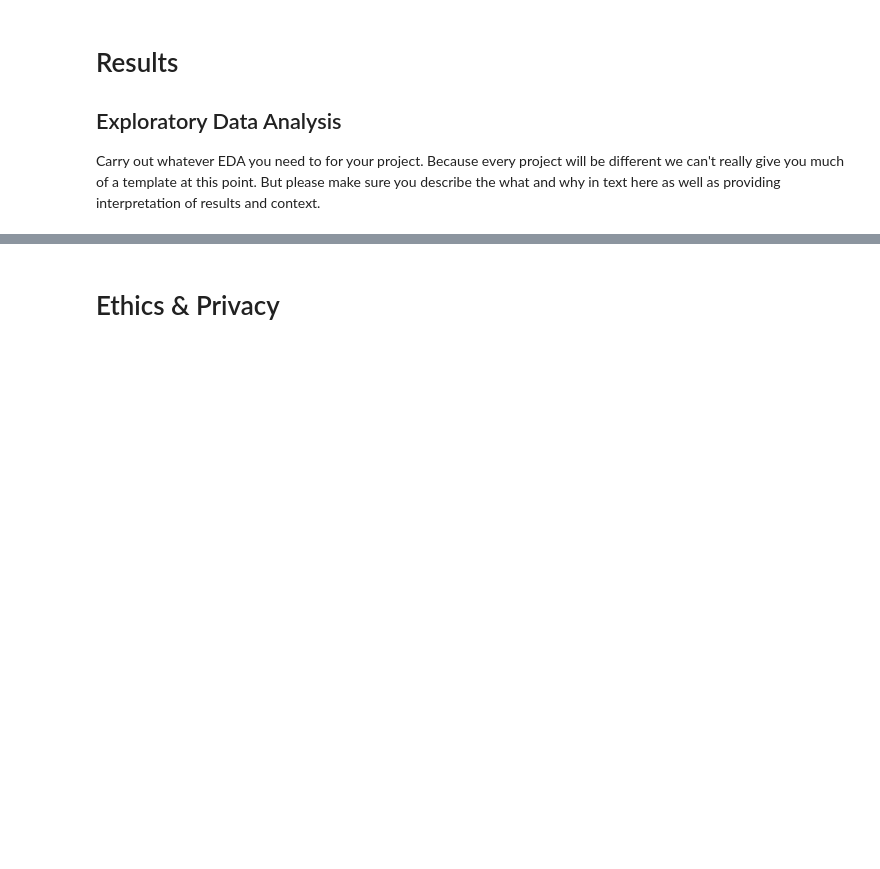
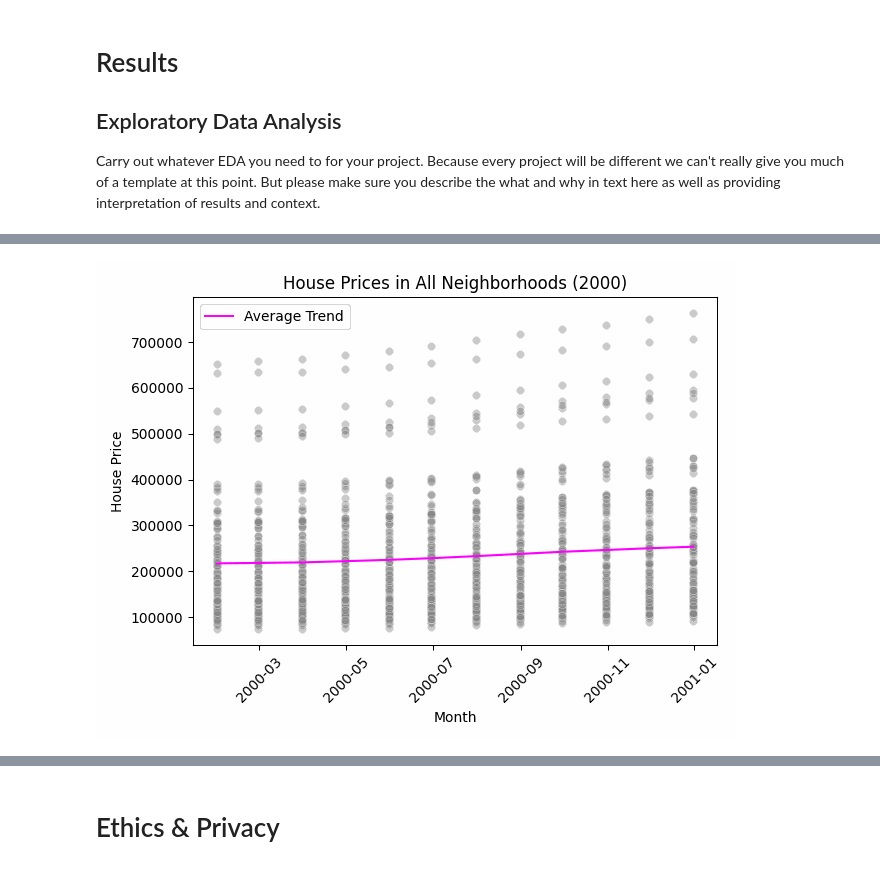
Before and after one commit to sudoYan/SD-Home-Value-Trend-Report, a Jupyter notebook: FinalProject_Group136_SP25.ipynb, the cells around one changed output, grey strips where cells are left out. Saved outputs shown, nothing was run; the diff lists cells and outputs as text; code cells hidden in the pictures; blank space fills up the shorter version.

```diff
--- a/FinalProject_Group136_SP25.ipynb
+++ b/FinalProject_Group136_SP25.ipynb
@@ -290,0 +221,3 @@ Some more words and stuff.  Remember notebooks work best if you interleave the c
+# %%
+zhvi_df = clean_zhvi
+zhvi_df.head()
@@ -290,0 +236,36 @@ Some more words and stuff.  Remember notebooks work best if you interleave the c
+# %%
+from PIL import Image
+import io
+from IPython.display import display, Image as IPyImage
+
+def seasonal_check(year):
+    month_columns = [col for col in zhvi_df.columns if year in col]
+    zhvi2000_long = zhvi_df[month_columns].melt(var_name='Month', value_name='Price')
+    zhvi2000_long['Month'] = pd.to_datetime(zhvi2000_long['Month'], format='%Y-%m-%d')
+
+    sns.scatterplot(data=zhvi2000_long, x='Month', y='Price', alpha=0.4, color='gray')
+    sns.lineplot(data=zhvi2000_long, x='Month', y='Price', errorbar=None, estimator='mean', color='magenta', label='Average Trend')
+
+    plt.title(f'House Prices in All Neighborhoods ({year})')
+    plt.xlabel('Month')
+    plt.ylabel('House Price')
+    plt.xticks(rotation=45)
+    plt.tight_layout()
+    plt.legend()
+
+frames = []
+for year in range(2000, 2026):
+    seasonal_check(str(year))
+    buf = io.BytesIO()
+    plt.savefig(buf, format='png')
+    plt.close()
+    buf.seek(0)
+    frames.append(Image.open(buf))
+
+gif_buffer = io.BytesIO()
+frames[0].save(gif_buffer, format='GIF', append_images=frames[1:], save_all=True, duration=2000, loop=0)
+gif_buffer.seek(0)
+
+display(IPyImage(data=gif_buffer.getvalue()))
+# %% [output]
+[figure, added]
```
Also changed, not shown: parts of 86 cells of this notebook, 7 other files.
